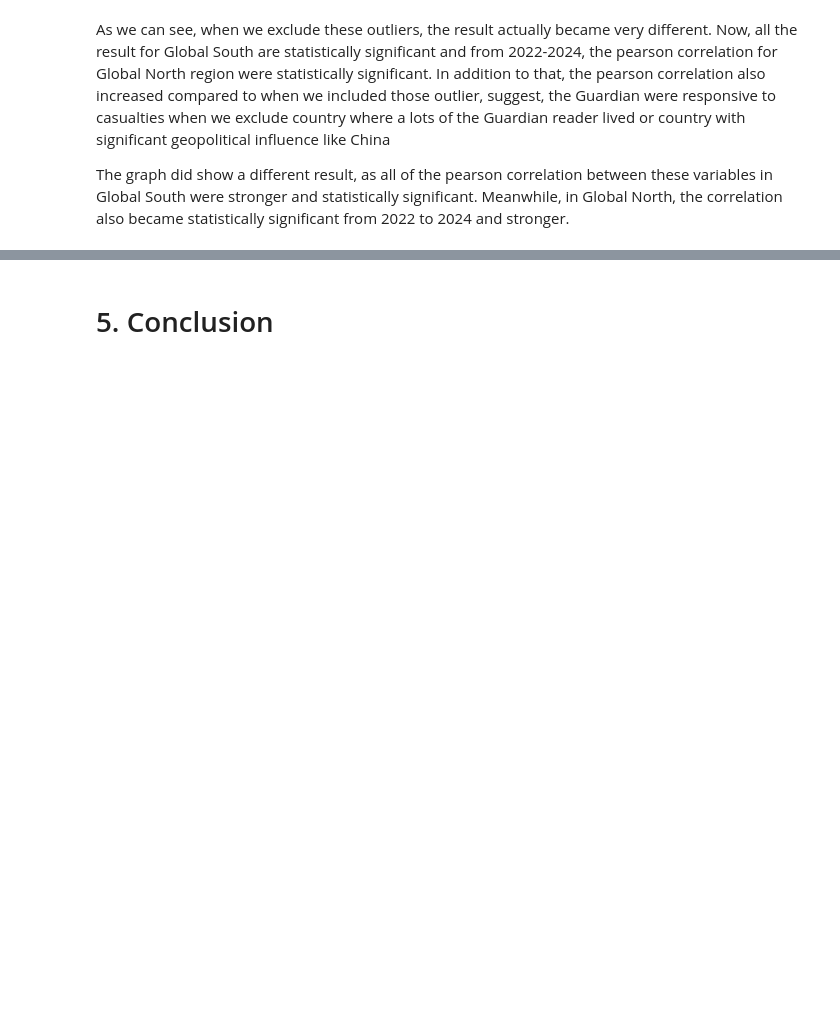
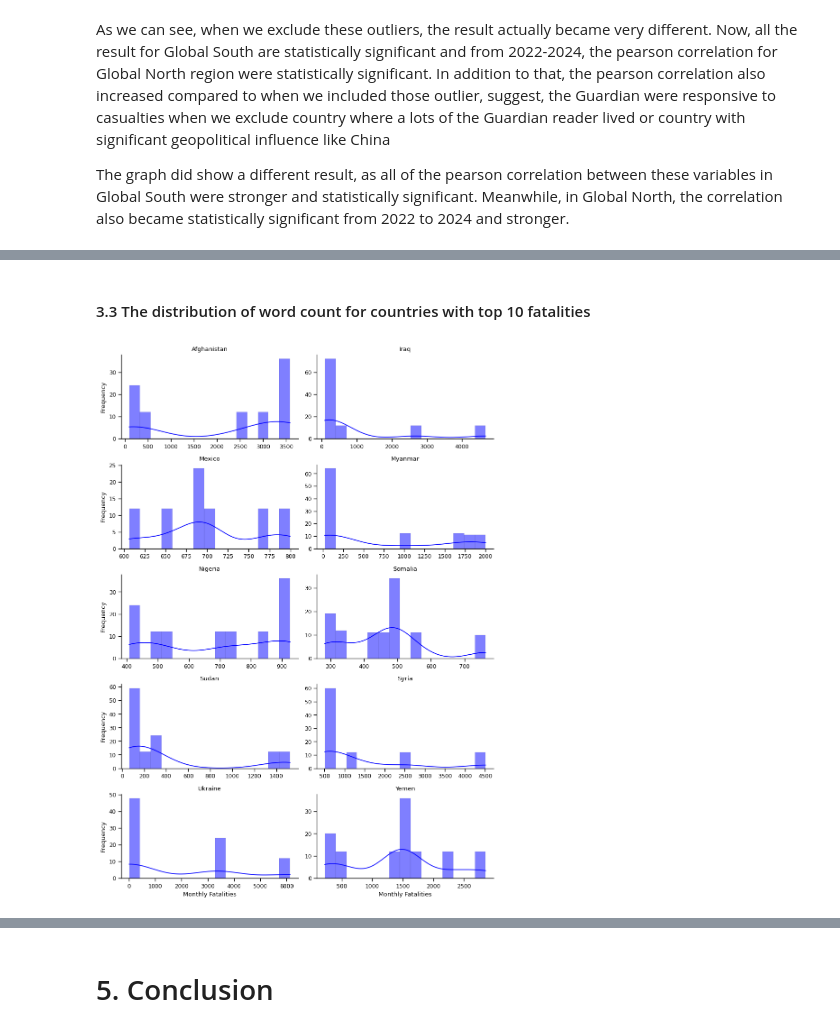
Before and after one commit to Harry9087655/ST115-group-project, a Jupyter notebook: analysis/analysis.ipynb, the cells around one changed output, grey strips where cells are left out. Saved outputs shown, nothing was run; the diff lists cells and outputs as text; code cells hidden in the pictures; blank space fills up the shorter version.

```diff
--- a/analysis/analysis.ipynb
+++ b/analysis/analysis.ipynb
@@ -1314,0 +1450,5 @@ The graph did show a different result, as all of the pearson correlation between
+# %%
+top_10_fatalities_df = master.iloc[master['total_fatalities'].nlargest(10).index].reset_index(drop=True)
+top_10_fatalities_country = top_10_fatalities_df['country'].tolist()
+top_10_articles_df = master.iloc[master['total_articles'].nlargest(10).index].reset_index(drop=True)
+top_10_articles_country = top_10_articles_df['country'].tolist()
@@ -1314,0 +1545,28 @@ The graph did show a different result, as all of the pearson correlation between
+# %% [markdown]
+#### 3.3 The distribution of word count for countries with top 10 fatalities
+# %%
+top_10_fatalities_df = master_monthly[master_monthly['country'].isin(top_10_fatalities_country)]
+sns.set_context("paper", font_scale=1.0)
+g = sns.displot(
+    data=top_10_fatalities_df,
+    x="monthly_fatalities",
+    col="country",
+    col_wrap=2,
+    kind="hist",
+    kde=True,
+    facet_kws={'sharex': False, 'sharey': False},
+    common_bins=False,
+    bins=15,
+    height=2.5,
+    aspect=1.8,
+    color="blue",
+    edgecolor="black"
+)
+
+# Improve titles and labels
+g.set_titles("{col_name}")
+g.set_axis_labels("Monthly Fatalities", "Frequency")
+
+plt.show()
+# %% [output]
+[figure, added]
```
Also changed, not shown: parts of 25 cells of this notebook.
